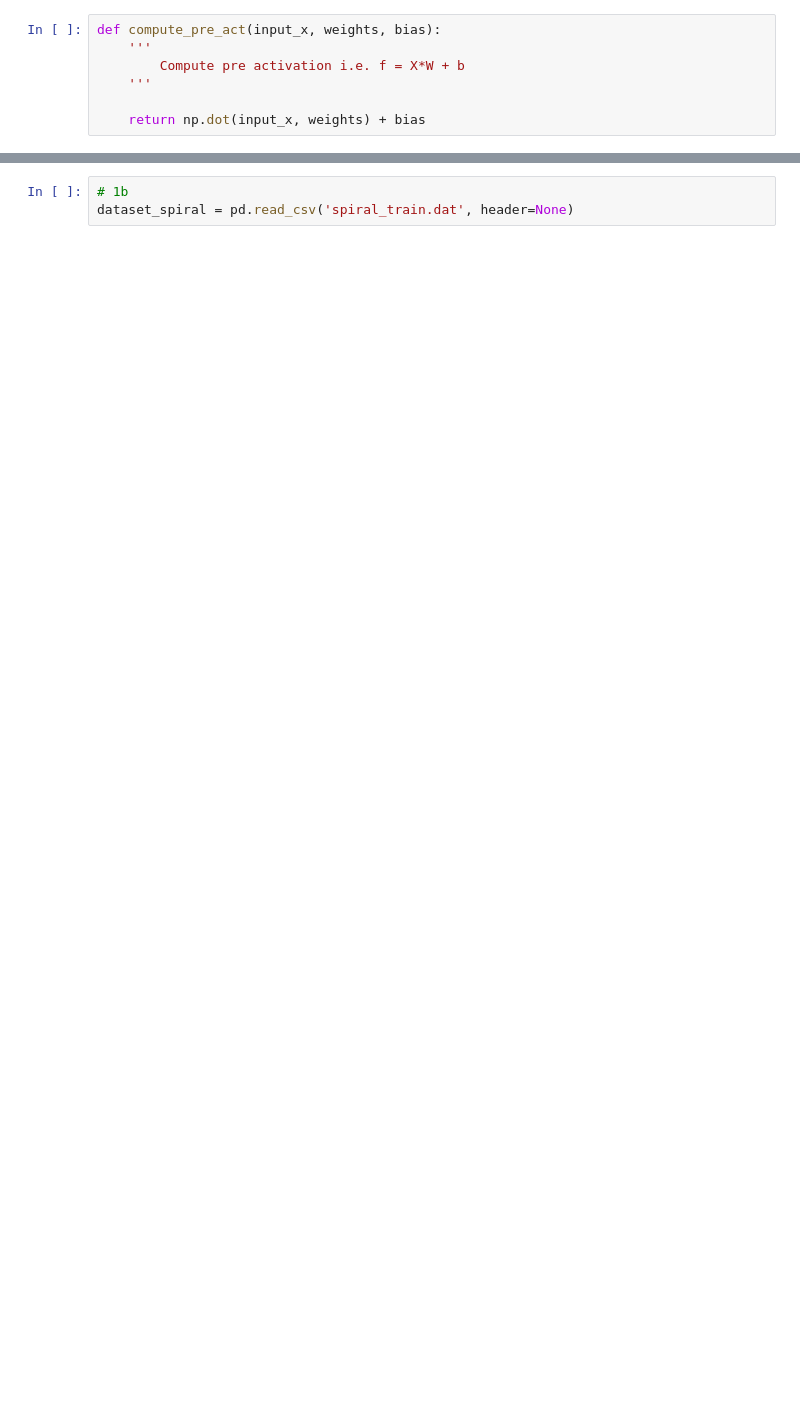
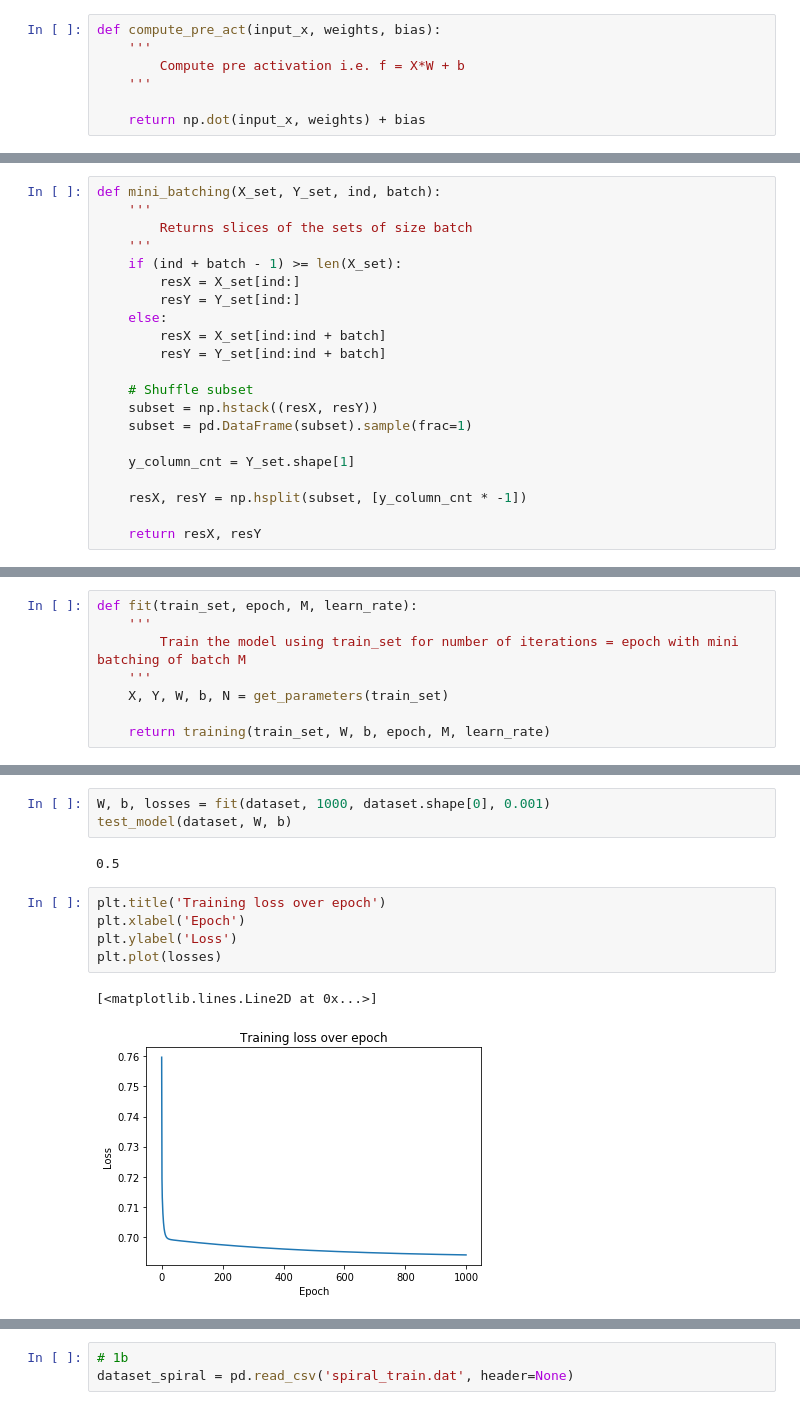
Before and after one commit to amnag94/Machine-Learning, a Jupyter notebook: nn_with_grad_check.ipynb, the cells around one changed output, grey strips where cells are left out. Saved outputs shown, nothing was run; the diff lists cells and outputs as text; blank space fills up the shorter version.

```diff
--- a/nn_with_grad_check.ipynb
+++ b/nn_with_grad_check.ipynb
@@ -150,0 +139,21 @@ Name: 0, dtype: uint8
+# %%
+def mini_batching(X_set, Y_set, ind, batch):
+    '''
+        Returns slices of the sets of size batch
+    '''
+    if (ind + batch - 1) >= len(X_set):
+        resX = X_set[ind:]
+        resY = Y_set[ind:]
+    else:
+        resX = X_set[ind:ind + batch]
+        resY = Y_set[ind:ind + batch]
+
+    # Shuffle subset
+    subset = np.hstack((resX, resY))
+    subset = pd.DataFrame(subset).sample(frac=1)
+
+    y_column_cnt = Y_set.shape[1]
+
+    resX, resY = np.hsplit(subset, [y_column_cnt * -1])
+
+    return resX, resY
@@ -150,0 +194,8 @@ Name: 0, dtype: uint8
+# %%
+def fit(train_set, epoch, M, learn_rate):
+    '''
+        Train the model using train_set for number of iterations = epoch with mini batching of batch M
+    '''
+    X, Y, W, b, N = get_parameters(train_set)
+
+    return training(train_set, W, b, epoch, M, learn_rate)
@@ -150,0 +240,13 @@ Name: 0, dtype: uint8
+# %%
+W, b, losses = fit(dataset, 1000, dataset.shape[0], 0.001)
+test_model(dataset, W, b)
+# %% [output]
+0.5
+# %%
+plt.title('Training loss over epoch')
+plt.xlabel('Epoch')
+plt.ylabel('Loss')
+plt.plot(losses)
+# %% [output]
+[<matplotlib.lines.Line2D at 0x...>]
+[figure, added]
```
Also changed, not shown: parts of 46 cells of this notebook, 7 other files.
